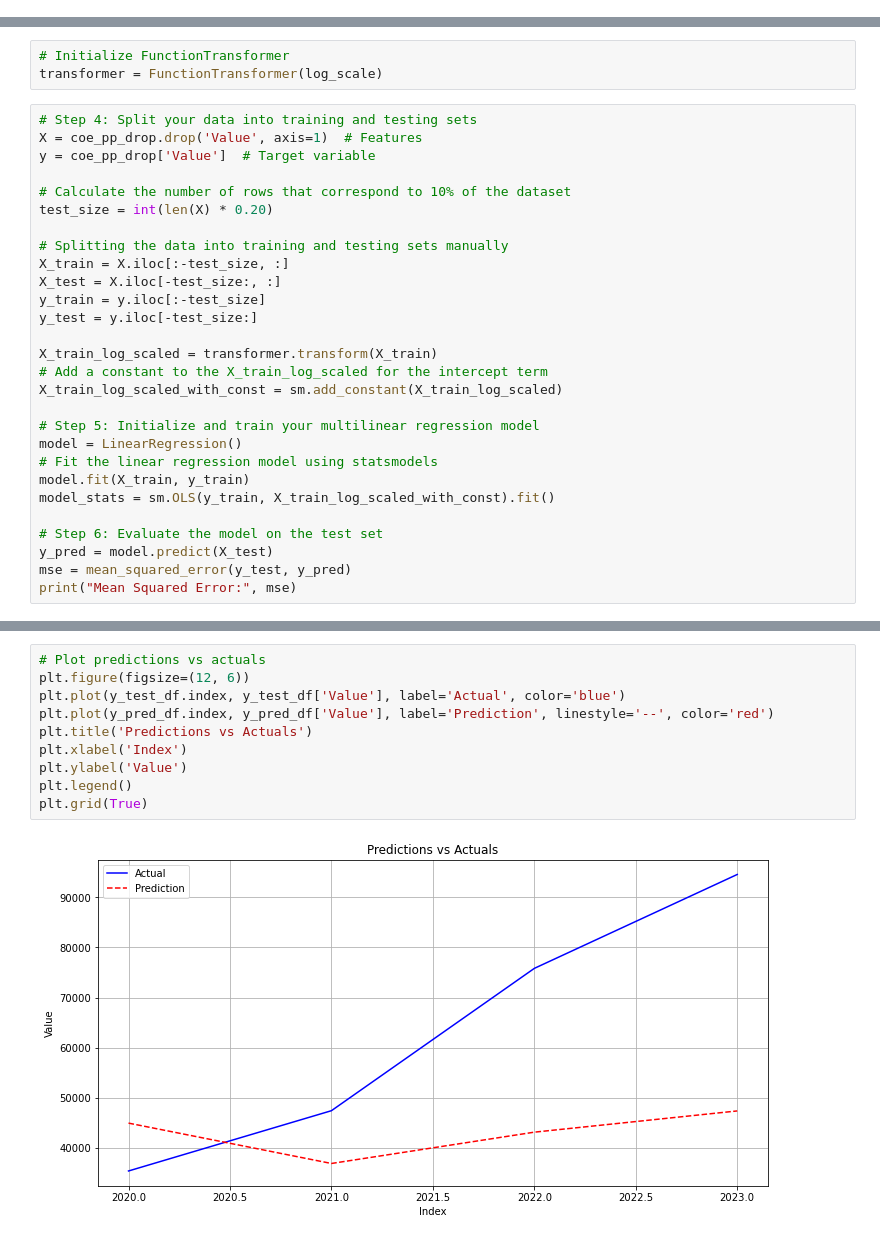
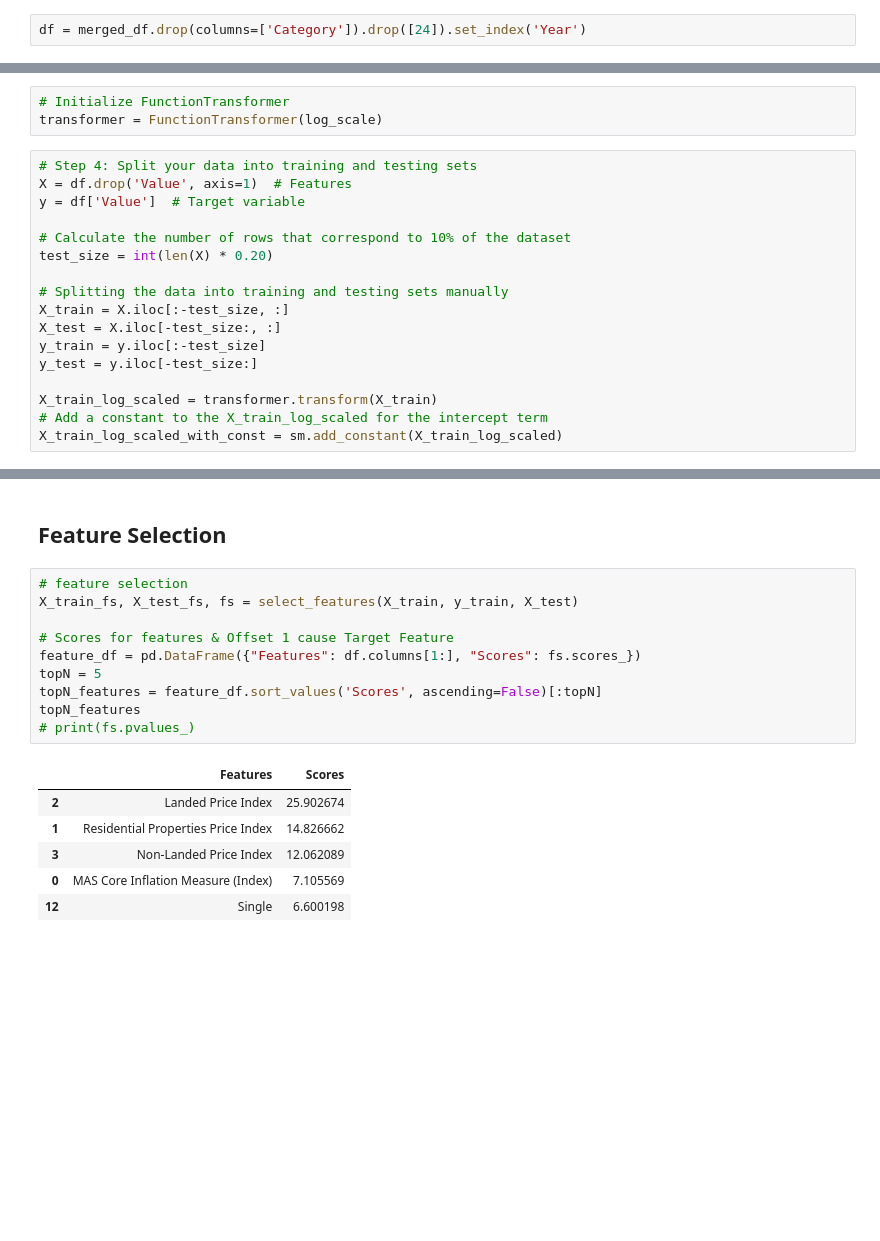
Before and after one commit to maxlee98/internal-mlops, a Jupyter notebook: coe_model/helper/01-ML_Experiment-All.ipynb, the cells around one changed output, grey strips where cells are left out. Saved outputs shown, nothing was run; the diff lists cells and outputs as text; blank space fills up the shorter version.

```diff
--- a/coe_model/helper/01-ML_Experiment-All.ipynb
+++ b/coe_model/helper/01-ML_Experiment-All.ipynb
@@ -113,2 +91,4 @@ coe_pp_drop
+# %%
+df = merged_df.drop(columns=['Category']).drop([24]).set_index('Year')
 # %% [markdown]
 # Machine Learning Portion
@@ -120,8 +112,8 @@ def log_scale(X):
 transformer = FunctionTransformer(log_scale)
 # %%
 # Step 4: Split your data into training and testing sets
-X = coe_pp_drop.drop('Value', axis=1)  # Features
-y = coe_pp_drop['Value']  # Target variable
+X = df.drop('Value', axis=1)  # Features
+y = df['Value']  # Target variable
 
 # Calculate the number of rows that correspond to 10% of the dataset
 test_size = int(len(X) * 0.20)
@@ -135,14 +127,3 @@ y_test = y.iloc[-test_size:]
 X_train_log_scaled = transformer.transform(X_train)
 # Add a constant to the X_train_log_scaled for the intercept term
 X_train_log_scaled_with_const = sm.add_constant(X_train_log_scaled)
-
-# Step 5: Initialize and train your multilinear regression model
-model = LinearRegression()
-# Fit the linear regression model using statsmodels
-model.fit(X_train, y_train)
-model_stats = sm.OLS(y_train, X_train_log_scaled_with_const).fit()
-
-# Step 6: Evaluate the model on the test set
-y_pred = model.predict(X_test)
-mse = mean_squared_error(y_test, y_pred)
-print("Mean Squared Error:", mse)
@@ -270,12 +130,19 @@ y_test_df = y_test.reset_index().sort_values("Year").set_index("Year")
-# %%
-# Plot predictions vs actuals
-plt.figure(figsize=(12, 6))
-plt.plot(y_test_df.index, y_test_df['Value'], label='Actual', color='blue')
-plt.plot(y_pred_df.index, y_pred_df['Value'], label='Prediction', linestyle='--', color='red')
-plt.title('Predictions vs Actuals')
-plt.xlabel('Index')
-plt.ylabel('Value')
-plt.legend()
-plt.grid(True)
-# %% [output]
-[figure, removed]
+# %% [markdown]
+## Feature Selection
+# %%
+# feature selection
+X_train_fs, X_test_fs, fs = select_features(X_train, y_train, X_test)
+
+# Scores for features & Offset 1 cause Target Feature
+feature_df = pd.DataFrame({"Features": df.columns[1:], "Scores": fs.scores_})
+topN = 5
+topN_features = feature_df.sort_values('Scores', ascending=False)[:topN]
+topN_features
+# print(fs.pvalues_)
+# %% [output]
+|  | Features | Scores |
+| 2 | Landed Price Index | 25.902674 |
+| 1 | Residential Properties Price Index | 14.826662 |
+| 3 | Non-Landed Price Index | 12.062089 |
+| 0 | MAS Core Inflation Measure (Index) | 7.105569 |
+| 12 | Single | 6.600198 |
```
Also changed, not shown: parts of 20 cells of this notebook, 1 other file.
